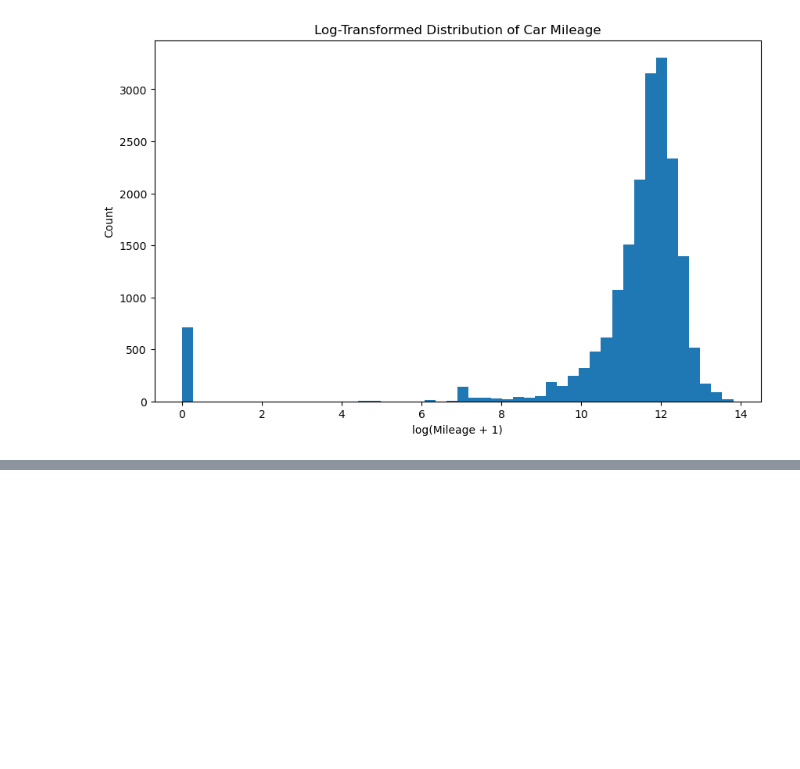
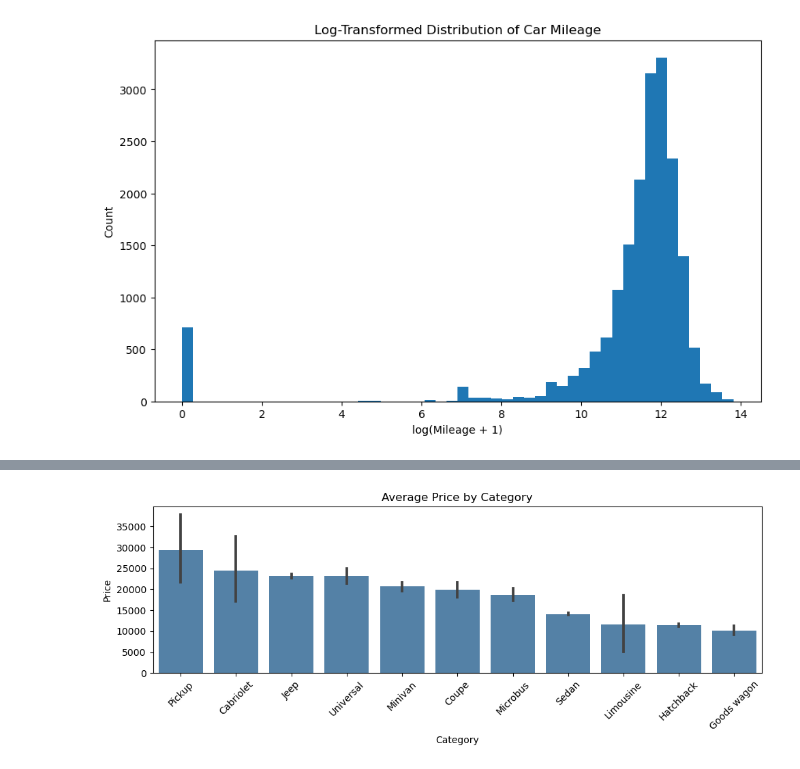
Before and after one commit to Harborg1/Model-Based-ML, a Jupyter notebook: model_based_ml_project.ipynb, the cells around one changed output, grey strips where cells are left out. Cells and saved outputs as stored; diff of their text form; code cells hidden in the pictures; blank space fills up the shorter version.

```diff
--- a/model_based_ml_project.ipynb
+++ b/model_based_ml_project.ipynb
@@ -429,0 +521,6 @@ plt.show()
+# %%
+# applying the imputation
+# we will use the "regular" imputation for df_baseline,
+# because maybe later we will use different approach for imputation
+df_baseline = df_cleaned.copy()
+df_baseline['Levy'] = df_baseline.apply(impute_levy, axis=1)
@@ -429,0 +552,3 @@ plt.show()
+# %%
+# we will create a list of averages by manufacturer
+manufacturer_avg_price = df_baseline.groupby('Manufacturer')['Price'].mean()
@@ -429,0 +563,6 @@ plt.show()
+# %%
+# we will create the bins, then we assing them to the manufacturer average list:
+bins = [0, 10000, 20000, 30000, 40000, 50000, 60000, float('inf')]
+labels = [1, 2, 3, 4, 5, 6, 7]
+manufacturer_price_bins = pd.cut(manufacturer_avg_price, bins=bins, labels=labels)
+manufacturer_price_bins
@@ -429,0 +584,4 @@ plt.show()
+# %%
+# lastly we will map each row by the manufacturer_price_bins list
+df_baseline['Manufacturer_encoded'] = df_baseline['Manufacturer'].map(manufacturer_price_bins)
+df_baseline.head()
@@ -429,0 +595,15 @@ plt.show()
+# %%
+# before proceeding to the last 3 variables, we'll check if there is some correlation between the price
+# and those variable. If there is, we would prefer to transform them into a ordinal variable
+# rather than one-hot encoding
+
+avg_price_by_category = df_baseline.groupby('Category')['Price'].mean().sort_values(ascending=False)
+
+plt.figure(figsize=(10, 4))
+sns.barplot(x='Category', y='Price', data=df_baseline, color='steelblue', order = avg_price_by_category.index)
+plt.title('Average Price by Category')
+plt.xticks(rotation=45)
+plt.tight_layout()
+plt.show()
+# %% [output]
+[figure, added]
```
Also changed, not shown: parts of 26 cells of this notebook.
